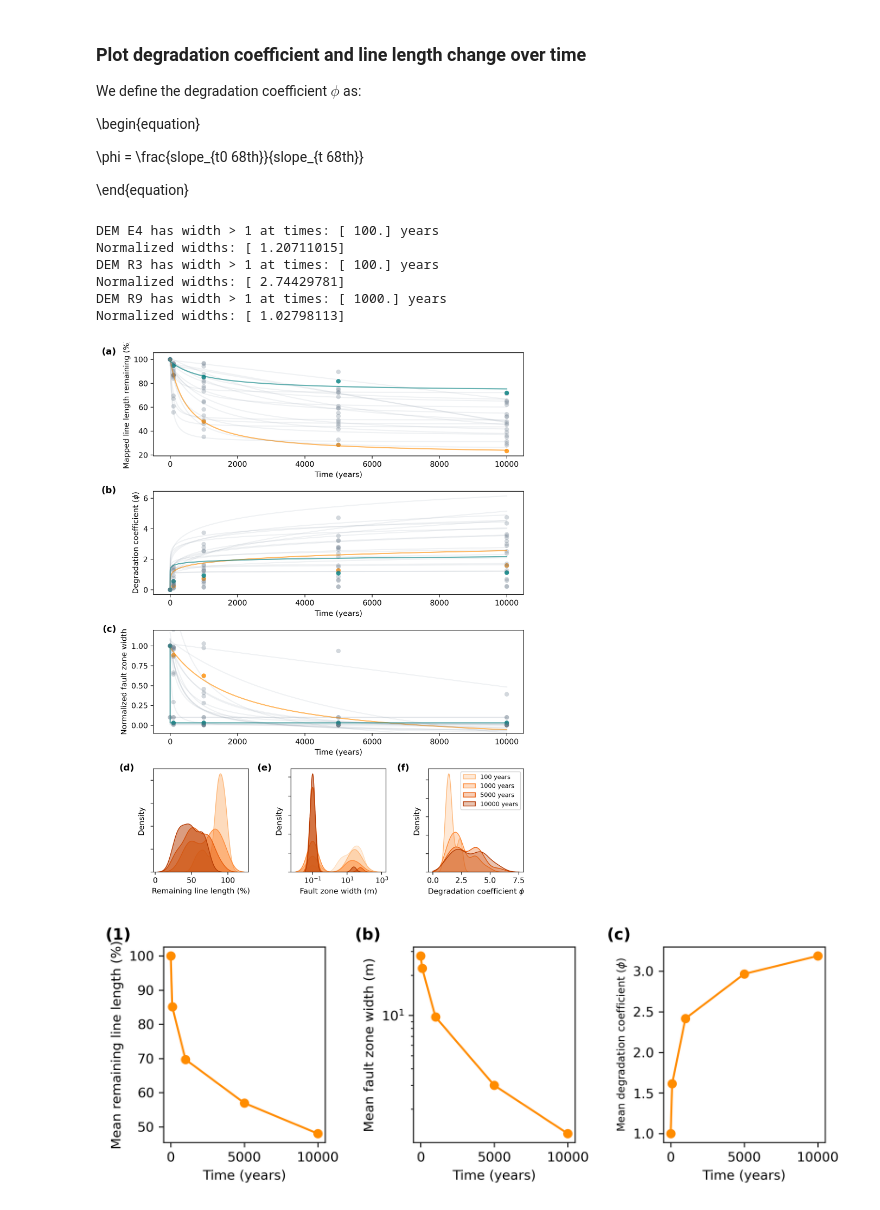
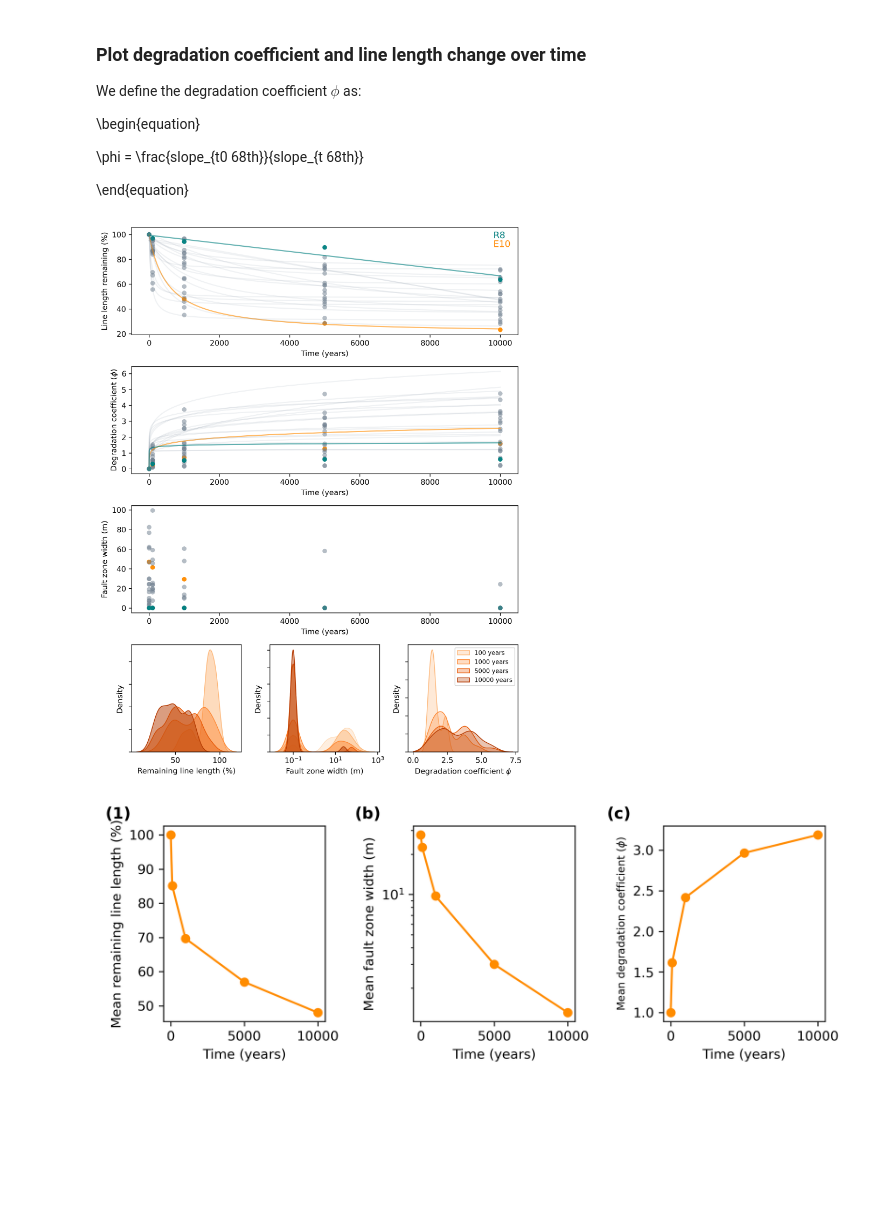
Before and after one commit to absrp/landscape_evolution_earthquake_ruptures, a Jupyter notebook: degradation_coefficient_length_evolution_comparison.ipynb, the cells around one changed output. Drawn from its saved outputs; the diff is of its cells as text; code cells hidden in the pictures; blank space fills up the shorter version.

```diff
--- a/degradation_coefficient_length_evolution_comparison.ipynb
+++ b/degradation_coefficient_length_evolution_comparison.ipynb
@@ -63,7 +61,7 @@ for name, group in grouped:
     if name=='E10':
         col='darkorange'
         alph = 0.8
-    elif name=='R6':
+    elif name=='R8':
         col='teal'
         alph = 0.8
     else:
@@ -92,7 +90,7 @@ for name, group in grouped:
     if name=='E10':
         col='darkorange'
         alph = 0.8
-    elif name=='R6':
+    elif name=='R8':
         col='teal'
         alph = 0.8
     else:
@@ -115,7 +113,7 @@ for name, group in grouped:
         x, utils.func_line_length(x, *popt_line) * 100, color=col, alpha=alph-0.2
     )
 
-ax_length.set_ylabel("Mapped line length remaining (%)", fontsize=10)
+ax_length.set_ylabel("Line length remaining (%)", fontsize=10)
 ax_length.set_xlabel("Time (years)", fontsize=10)
 
 # normalized length
@@ -128,8 +126,9 @@ def normalize_length(row):
 
 data["Normalized length"] = data.apply(normalize_length, axis=1)
 
-# ax_length.text(9800,90,'E10',c='darkorange',fontsize=12)
-# ax_length.text(9800,97,'R6',c='teal',fontsize=12)
+ax_length.text(9800,90,'E10',c='darkorange',fontsize=12)
+ax_length.text(9800,97,'R8',c='teal',fontsize=12)
+
 
 # width remaining over time
 for name, group in grouped:
@@ -140,7 +139,7 @@ for name, group in grouped:
     if name=='E10':
         col='darkorange'
         alph = 0.8
-    elif name=='R6':
+    elif name=='R8':
         col='teal'
         alph = 0.8
     else:
@@ -149,42 +148,18 @@ for name, group in grouped:
 
     ax_width.scatter(
         group["Time (years)"],
-        normalized_width,
+        group["Width (m)"],
         c=col,
         alpha=alph,
-        edgecolor="none",
+        edgecolor="none"
     )
 
-    if any(normalized_width > 1):  # Check if ANY of the normalized widths are >1
-            print(f"DEM {name} has width > 1 at times: {group['Time (years)'][normalized_width > 1].values} years")
-            print(f"Normalized widths: {normalized_width[normalized_width > 1].values}")
-    ax_width.set_ylabel("Normalized fault zone width", fontsize=10)
+    # if any(normalized_width > 1):  # Check if ANY of the normalized widths are >1
+    #         print(f"DEM {name} has width > 1 at times: {group['Time (years)'][normalized_width > 1].values} years")
+    #         print(f"Normalized widths: {normalized_width[normalized_width > 1].values}")
+    ax_width.set_ylabel("Fault zone width (m)", fontsize=10)
     ax_width.set_xlabel("Time (years)", fontsize=10)
-    ax_width.set_ylim(-0.1,1.2)
 
-    popt_line, pcov_line = curve_fit(
-        utils.func_line_length, group["Time (years)"], normalized_width
-    )
-    x = np.linspace(min(group["Time (years)"]), max(group["Time (years)"]), 10000)
-    ax_width.plot(
-        x, utils.func_line_length(x, *popt_line), color=col, alpha=alph-0.2
-    )
-
-# normalized width
-width_at_time_zero = (
-    data[data["Time (years)"] == 0.0].set_index("DEM ID")["Width (m)"].to_dict()
-)
-
-def normalize_width(row):
-    initial_width = width_at_time_zero[row["DEM ID"]]
-    if initial_width != 0.1:
-        return row["Width (m)"] / initial_width
-    else:
-        return row["Width (m)"]
-
-data["Normalized width"] = data.apply(normalize_width, axis=1)
-
-# plot distributions of length remaining and degradation coefficient
 grouped = data.groupby("Time (years)")
 palette = sns.color_palette("Oranges", len(grouped))
 
@@ -221,46 +196,40 @@ for i, (key, group) in enumerate(grouped):
         fill=True,
         alpha=alph,
         clip=(1e-5, None),
         bw_adjust=0.8,
         color=color,
     )
 
 
     #ax_small2.axvline(np.mean(group["Width (m)"]), alpha=alph, color=color)
     ax_small1.set_xlabel("Remaining line length (%)")
     ax_small2.set_xlabel("Fault zone width (m)")
     ax_small3.set_xlabel(f"Degradation coefficient $\phi$")
 
     # if i == 4:
     #     ax_small3.axvline(np.mean(group["Degradation coefficient"]), alpha=alph, color=color, label="Mean")
     # else:
     #     ax_small3.axvline(np.mean(group["Degradation coefficient"]), alpha=alph, color=color)
     # ax_small2.set_xscale('log')
 
 # ax_small1.legend(fontsize=8,loc='upper left')
 # ax_small2.legend(fontsize=8)
 ax_small3.legend(fontsize=8)
 ax_small1.set_yticklabels([])
 ax_small2.set_yticklabels([])
 ax_small3.set_yticklabels([])
 
-ax_length.text(-0.1, 1.05, '(a)', transform=ax_length.transAxes, fontsize=12, fontweight='bold', va='top', ha='right')
-ax_deg.text(-0.1, 1.05, '(b)', transform=ax_deg.transAxes, fontsize=12, fontweight='bold', va='top', ha='right')
-ax_width.text(-0.1, 1.05, '(c)', transform=ax_width.transAxes, fontsize=12, fontweight='bold', va='top', ha='right')
-ax_small1.text(-0.2, 1.05, '(d)', transform=ax_small1.transAxes, fontsize=12, fontweight='bold', va='top', ha='right')
-ax_small2.text(-0.2, 1.05, '(e)', transform=ax_small2.transAxes, fontsize=12, fontweight='bold', va='top', ha='right')
-ax_small3.text(-0.2, 1.05, '(f)', transform=ax_small3.transAxes, fontsize=12, fontweight='bold', va='top', ha='right')
+# ax_length.text(-0.1, 1.05, '(a)', transform=ax_length.transAxes, fontsize=12, fontweight='bold', va='top', ha='right')
+# ax_deg.text(-0.1, 1.05, '(b)', transform=ax_deg.transAxes, fontsize=12, fontweight='bold', va='top', ha='right')
+# ax_width.text(-0.1, 1.05, '(c)', transform=ax_width.transAxes, fontsize=12, fontweight='bold', va='top', ha='right')
+# ax_small1.text(-0.2, 1.05, '(d)', transform=ax_small1.transAxes, fontsize=12, fontweight='bold', va='top', ha='right')
+# ax_small2.text(-0.2, 1.05, '(e)', transform=ax_small2.transAxes, fontsize=12, fontweight='bold', va='top', ha='right')
+# ax_small3.text(-0.2, 1.05, '(f)', transform=ax_small3.transAxes, fontsize=12, fontweight='bold', va='top', ha='right')
 
 plt.tight_layout()
 plt.savefig('Figures/deg_coeff_L_evolution.png',bbox_inches='tight')
 # %% [output]
-DEM E4 has width > 1 at times: [ 100.] years
-Normalized widths: [ 1.20711015]
-DEM R3 has width > 1 at times: [ 100.] years
-Normalized widths: [ 2.74429781]
-DEM R9 has width > 1 at times: [ 1000.] years
-Normalized widths: [ 1.02798113]
-[figure, old version]
+[figure, new version]
 # %%
 fig_means, (ax_mean_length, ax_mean_width, ax_mean_deg) = plt.subplots(1, 3,dpi=300,figsize=(8,3))
 time_steps = sorted(data["Time (years)"].unique())
```
Also changed, not shown: parts of 4 cells of this notebook, 2 other files.
